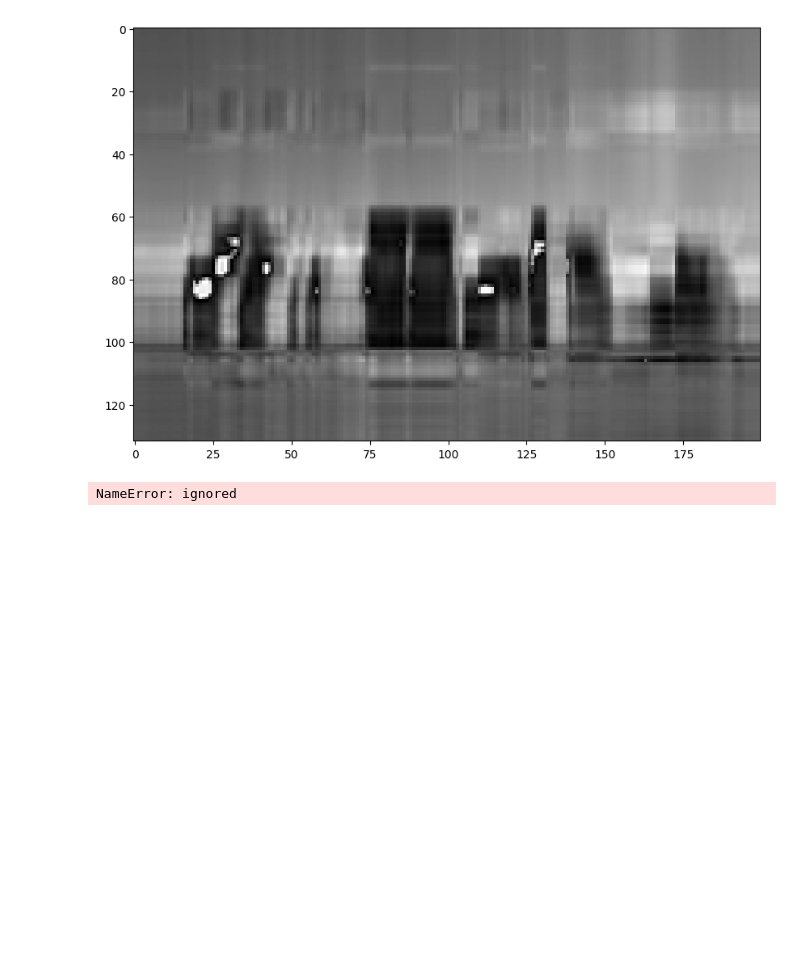
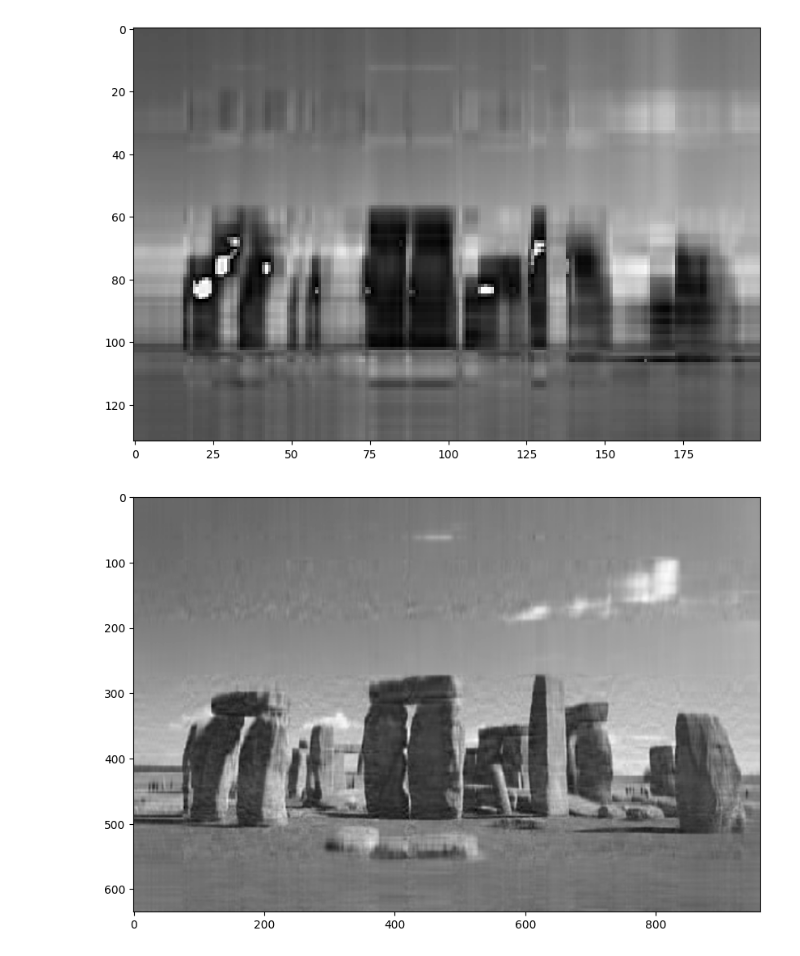
Before and after one commit to Dawonlee0/LA2_Report, a Jupyter notebook: [04실습]Matrix Decompositions.ipynb, the cells around one changed output. Saved outputs shown, nothing was run; the diff lists cells and outputs as text; code cells hidden in the pictures; blank space fills up the shorter version.

```diff
--- a/[04실습]Matrix Decompositions.ipynb
+++ b/[04실습]Matrix Decompositions.ipynb
@@ -120,13 +120,13 @@ for i in list (range (1,k+1)):
 [figure]
 [figure]
 # %%
-K = 30
+k = 30
 im = imtemp(k)
 # Image. fromarray(imtemp(k).astype/'uint8')) # An approximation at rank 50
 m, n = np.shape(imMatrix)
 partial,total = (k*(m+n)+k,m*n)
 partial,total, partial/total
 plt.imshow(im, cmap='gray')
 plt.show()
 # %% [output]
-NameError: ignored
+[figure, added]
```
Also changed, not shown: parts of 1 cell of this notebook.
